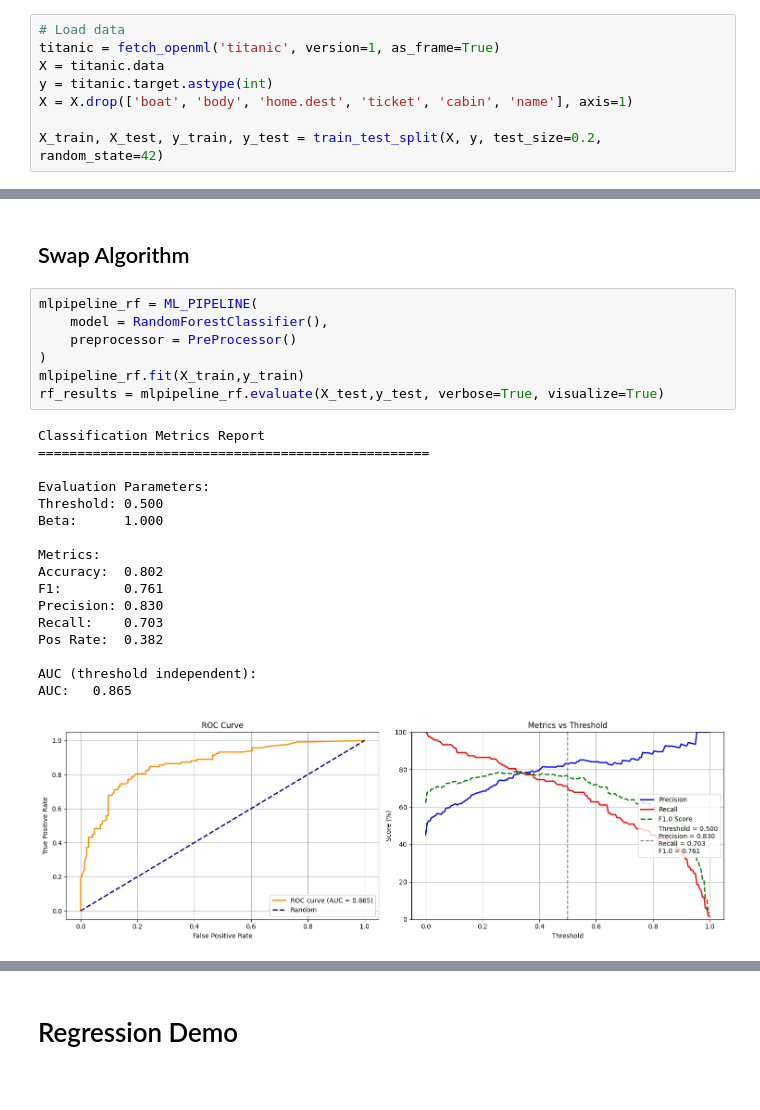
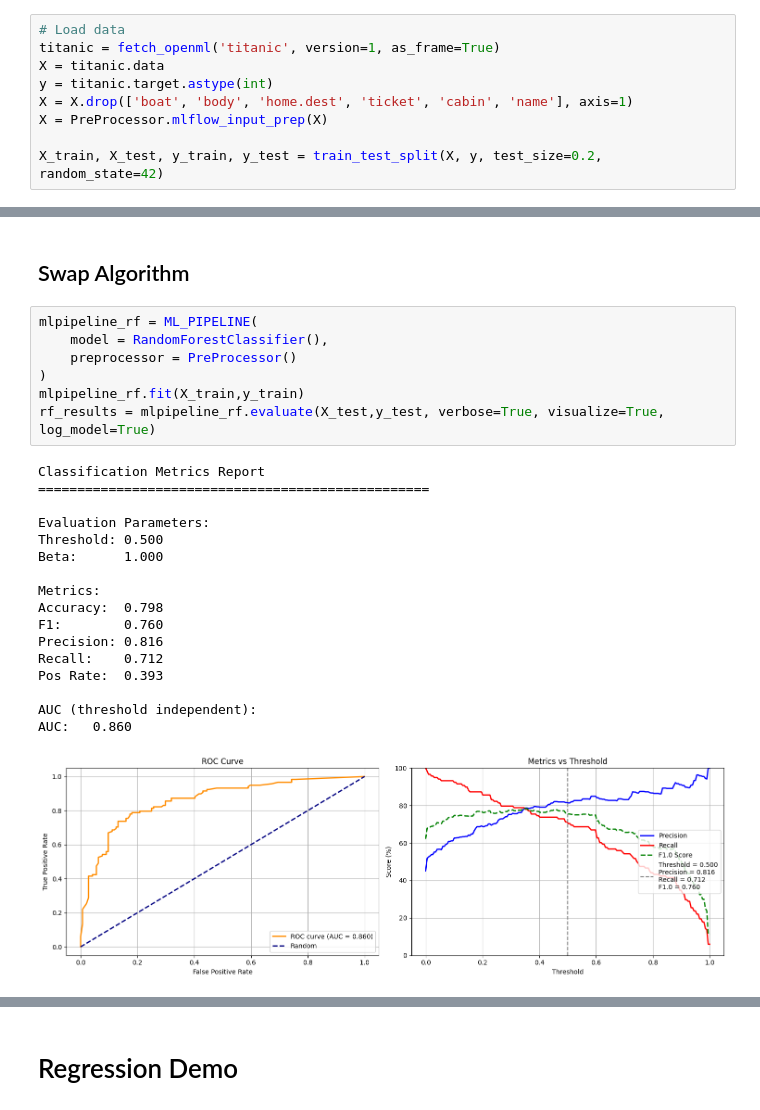
Before and after one commit to MenaWANG/mlarena, a Jupyter notebook: examples/1.basic_usage.ipynb, the cells around one changed output, grey strips where cells are left out. Saved outputs shown, nothing was run; the diff lists cells and outputs as text.

```diff
--- a/examples/1.basic_usage.ipynb
+++ b/examples/1.basic_usage.ipynb
@@ -42,6 +43,7 @@ titanic = fetch_openml('titanic', version=1, as_frame=True)
 X = titanic.data
 y = titanic.target.astype(int)
 X = X.drop(['boat', 'body', 'home.dest', 'ticket', 'cabin', 'name'], axis=1)
+X = PreProcessor.mlflow_input_prep(X)
 
 X_train, X_test, y_train, y_test = train_test_split(X, y, test_size=0.2, random_state=42)
 # %%
@@ -106,25 +108,25 @@ mlpipeline.explain_case(5)
 # %%
 mlpipeline_rf = ML_PIPELINE(
     model = RandomForestClassifier(),
     preprocessor = PreProcessor()
 )
 mlpipeline_rf.fit(X_train,y_train)
-rf_results = mlpipeline_rf.evaluate(X_test,y_test, verbose=True, visualize=True)
+rf_results = mlpipeline_rf.evaluate(X_test,y_test, verbose=True, visualize=True, log_model=True)
 # %% [output]
 Classification Metrics Report
 ==================================================
 
 Evaluation Parameters:
 Threshold: 0.500
 Beta:      1.000
 
 Metrics:
-Accuracy:  0.802
-F1:        0.761
-Precision: 0.830
-Recall:    0.703
-Pos Rate:  0.382
+Accuracy:  0.798
+F1:        0.760
+Precision: 0.816
+Recall:    0.712
+Pos Rate:  0.393
 
 AUC (threshold independent):
-AUC:   0.865
+AUC:   0.860
-[figure, old version]
+[figure, new version]
```
Also changed, not shown: parts of 12 cells of this notebook, 8 other files.
